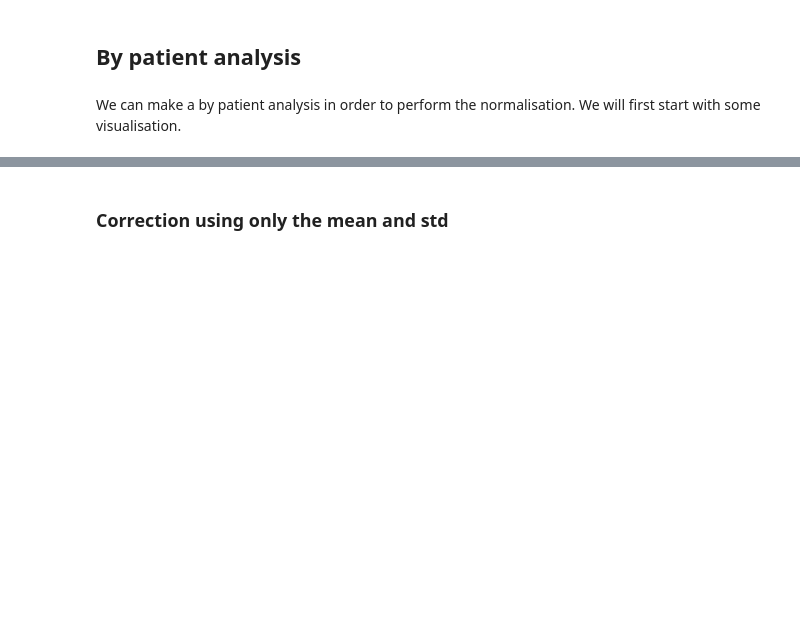
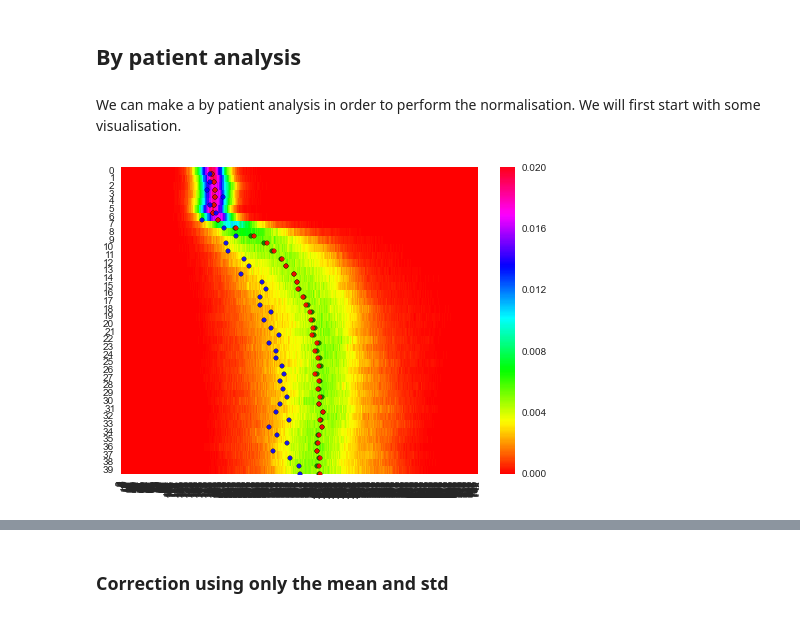
Before and after one commit to I2Cvb/prostate, a Jupyter notebook: notebook/normalisation-dce.ipynb, the cells around one changed output, grey strips where cells are left out. Saved outputs shown, nothing was run; the diff lists cells and outputs as text; code cells hidden in the pictures; blank space fills up the shorter version.

```diff
--- a/notebook/normalisation-dce.ipynb
+++ b/notebook/normalisation-dce.ipynb
@@ -95,3 +139,58 @@ for pt in range(np.size(patient_sizes)):
 ## By patient analysis
 # %% [markdown]
 We can make a by patient analysis in order to perform the normalisation. We will first start with some visualisation.
+# %%
+# Define the index of the patient to visualise
+pat_vis = 0
+
+pat_heatmap = []
+#for pat_vis in range(len(patient_list)):
+
+# Allocate the heatmap
+### Find the maximum and minimum from all series
+pt_min_intensity = min(patient_list[pat_vis].min_int_serie)
+pt_max_intensity = max(patient_list[pat_vis].max_int_serie)
+### Allocate the heat map with the right indexing
+heatmap_z_raw = np.zeros((len(patient_list[pat_vis].pdf_serie),
+                                      int(pt_max_intensity)));
+
+heatmap_y = []
+for s in range(len(patient_list[pat_vis].pdf_serie)):
+    str_pt = 'Serie ' + str(s) + ' '
+    heatmap_y.append(str_pt)
+    heatmap_z_raw[s, range(int(patient_list[pat_vis].min_int_serie[s]),
+                           int(patient_list[pat_vis].max_int_serie[s]))] = patient_list[pat_vis].pdf_serie[s]
+
+stat_median = np.ravel(patient_list[pat_vis].median_data_serie).astype(int)
+stat_mean = np.ravel(patient_list[pat_vis].mean_data_serie).astype(int)
+
+ax = sns.heatmap(heatmap_z_raw, cmap="hsv")
+sns.plt.scatter(np.ravel(patient_list[pat_vis].median_data_serie), np.arange(39, -1, -1), label='mean', c='green', alpha=0.9)
+sns.plt.scatter(np.ravel(patient_list[pat_vis].mean_data_serie), np.arange(39, -1, -1), label='median', c='red', alpha=0.9)
+sns.plt.scatter(np.ravel(patient_list[pat_vis].mode_data_serie), np.arange(39, -1, -1), label='median', c='blue', alpha=0.9)
+
+from skimage.graph import route_through_array
+
+# Define the starting and ending seeds
+start = [0, stat_median[0]]
+end = [39, stat_median[-1]]
+
+# Compute the inverse image
+image = 1. - (heatmap_z_raw / np.max(heatmap_z_raw))
+
+# Find the shortest path
+indices, weight = route_through_array(image, start, end, geometric=False)
+indices = np.array(indices).T
+path = np.zeros_like(image)
+path[indices[0], indices[1]] = 1
+
+#sns.plt.scatter(indices[1], np.abs(indices[0]-39), label='mean', c='blue', alpha=0.9)
+
+#plot_data = Data([Heatmap(z=heatmap_z_raw, y=heatmap_y, colorscale='Jet')])
+#layout = Layout(margin=Margin(l=0, r=0, b=0, t=0))
+#plot_data = Data(pat_heatmap)
+# Define a figure
+#fig = Figure(data=plot_data)
+#py.iplot(fig, filename='heatmap-dce')
+# %% [output]
+[figure, added]
```
Also changed, not shown: parts of 4 cells of this notebook.
